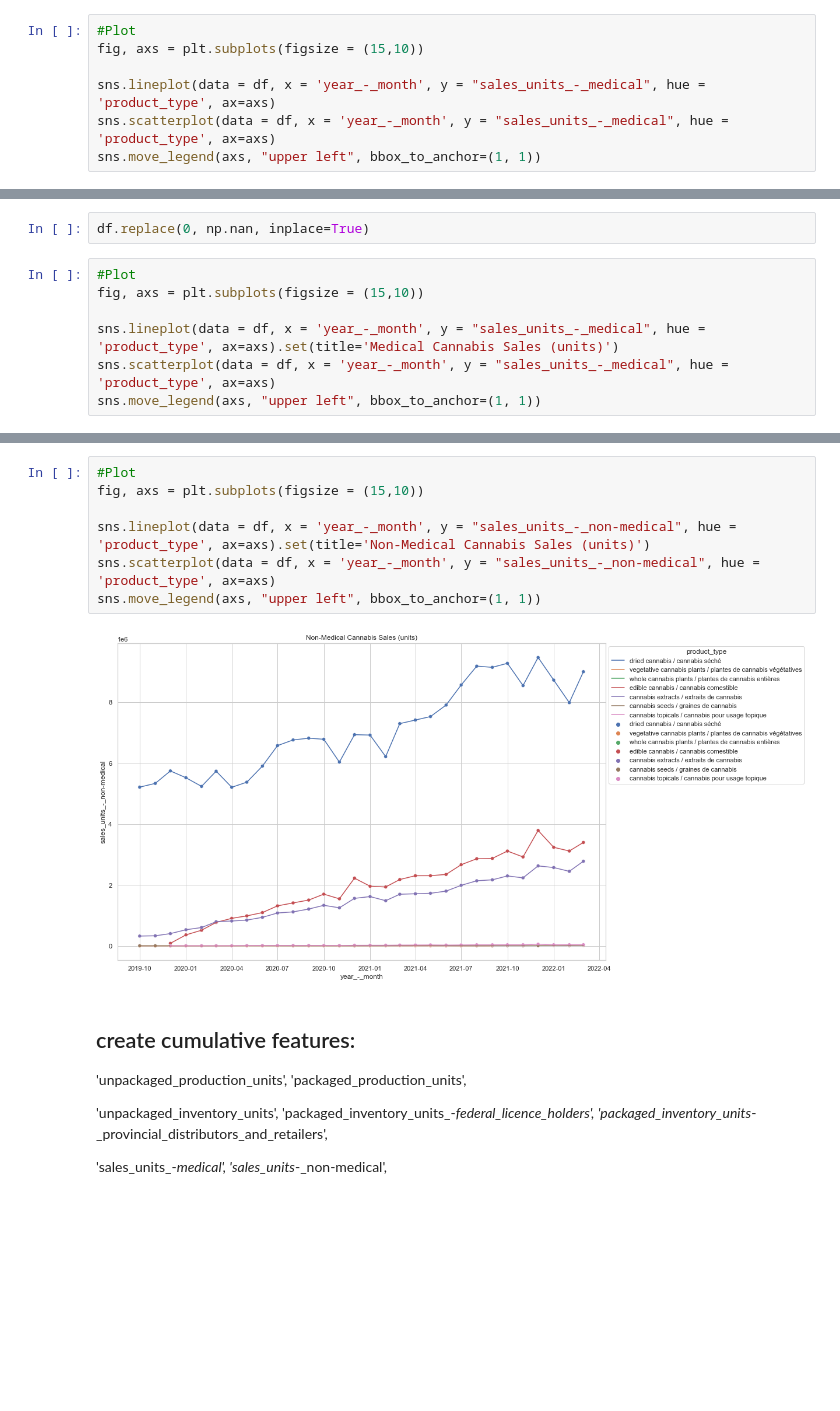
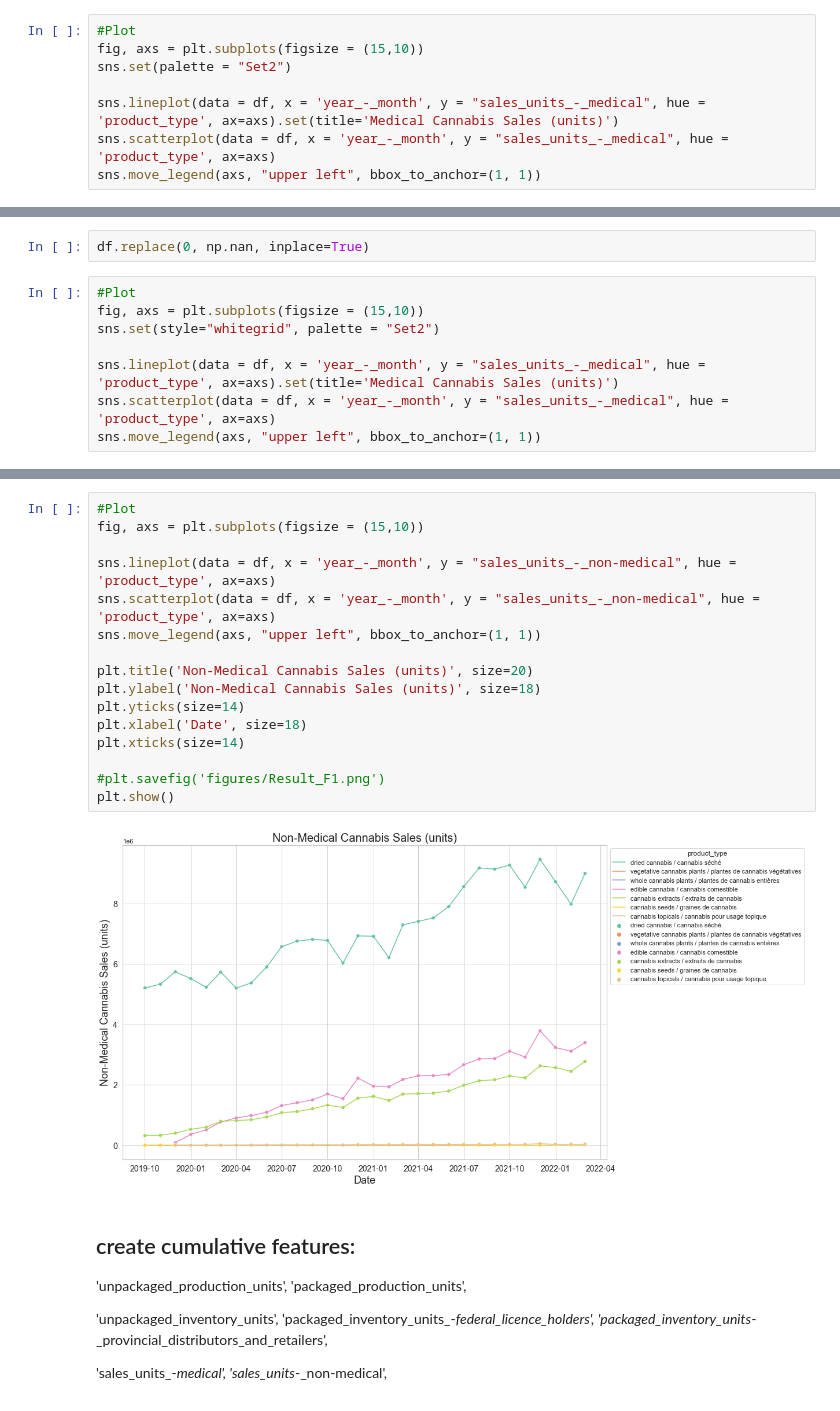
Before and after one commit to HalleypC/Neobi-Questions, a Jupyter notebook: Q3.ipynb, the cells around one changed output, grey strips where cells are left out. Saved outputs shown, nothing was run; the diff lists cells and outputs as text; blank space fills up the shorter version.

```diff
--- a/Q3.ipynb
+++ b/Q3.ipynb
@@ -156,8 +156,9 @@ df.describe().T
 # %%
 #Plot
 fig, axs = plt.subplots(figsize = (15,10))
+sns.set(palette = "Set2")
 
-sns.lineplot(data = df, x = 'year_-_month', y = "sales_units_-_medical", hue = 'product_type', ax=axs)
+sns.lineplot(data = df, x = 'year_-_month', y = "sales_units_-_medical", hue = 'product_type', ax=axs).set(title='Medical Cannabis Sales (units)')
 sns.scatterplot(data = df, x = 'year_-_month', y = "sales_units_-_medical", hue = 'product_type', ax=axs)
 sns.move_legend(axs, "upper left", bbox_to_anchor=(1, 1))
 # %% [output]
@@ -169,6 +170,7 @@ df.replace(0, np.nan, inplace=True)
 # %%
 #Plot
 fig, axs = plt.subplots(figsize = (15,10))
+sns.set(style="whitegrid", palette = "Set2")
 
 sns.lineplot(data = df, x = 'year_-_month', y = "sales_units_-_medical", hue = 'product_type', ax=axs).set(title='Medical Cannabis Sales (units)')
 sns.scatterplot(data = df, x = 'year_-_month', y = "sales_units_-_medical", hue = 'product_type', ax=axs)
@@ -185,12 +187,21 @@ Looks like there were a few spikes in the sale of medical edibles in:
 # %%
 #Plot
 fig, axs = plt.subplots(figsize = (15,10))
 
-sns.lineplot(data = df, x = 'year_-_month', y = "sales_units_-_non-medical", hue = 'product_type', ax=axs).set(title='Non-Medical Cannabis Sales (units)')
+sns.lineplot(data = df, x = 'year_-_month', y = "sales_units_-_non-medical", hue = 'product_type', ax=axs)
 sns.scatterplot(data = df, x = 'year_-_month', y = "sales_units_-_non-medical", hue = 'product_type', ax=axs)
 sns.move_legend(axs, "upper left", bbox_to_anchor=(1, 1))
+
+plt.title('Non-Medical Cannabis Sales (units)', size=20)
+plt.ylabel('Non-Medical Cannabis Sales (units)', size=18)
+plt.yticks(size=14)
+plt.xlabel('Date', size=18)
+plt.xticks(size=14)
+
+#plt.savefig('figures/Result_F1.png')
+plt.show()
 # %% [output]
-[figure, old version]
+[figure, new version]
 # %% [markdown]
 ## create cumulative features:
 'unpackaged_production_units',
```
Also changed, not shown: parts of 20 cells of this notebook.
